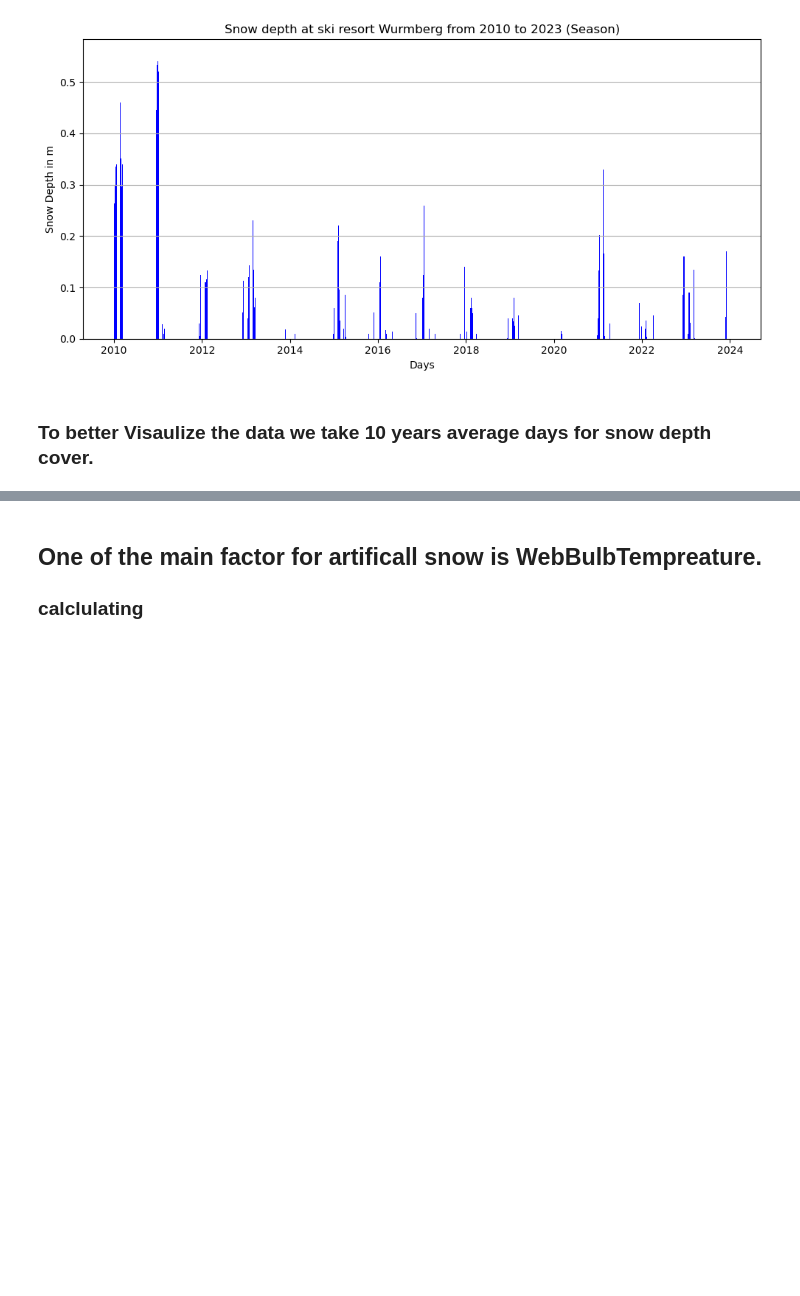
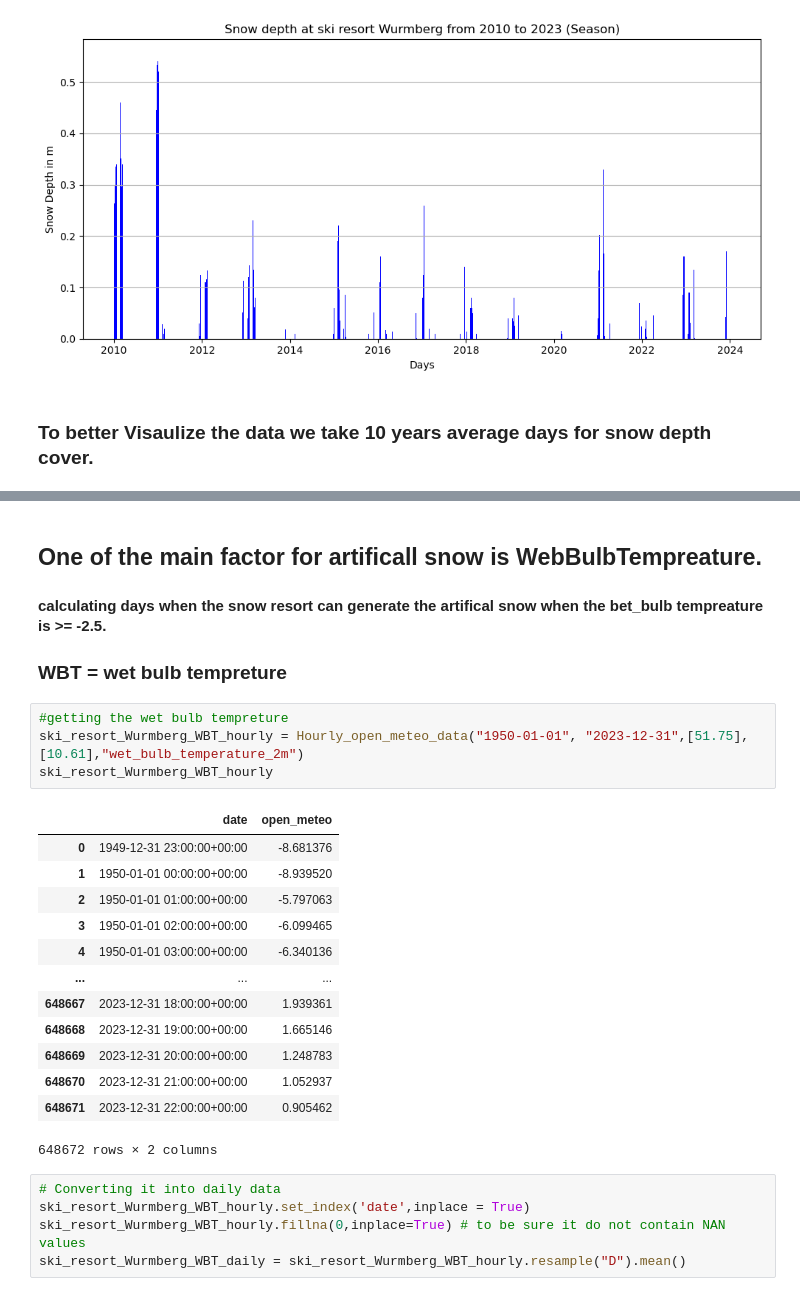
Before and after one commit to jaineshk/CCA_Harz_Project_2025, a Jupyter notebook: Analysis_on_snow_resort.ipynb, the cells around one changed output, grey strips where cells are left out. Saved outputs shown, nothing was run; the diff lists cells and outputs as text; blank space fills up the shorter version.

```diff
--- a/Analysis_on_snow_resort.ipynb
+++ b/Analysis_on_snow_resort.ipynb
@@ -261,4 +278,28 @@ See the caveats in the documentation: https://pandas.pydata.org/pandas-docs/stab
 [figure]
 # %% [markdown]
 ## One of the main factor for artificall snow is WebBulbTempreature.
-### calclulating
+#### calculating days when the snow resort can generate the artifical snow when the bet_bulb tempreature is >= -2.5.
+### WBT = wet bulb tempreture
+# %%
+#getting the wet bulb tempreture
+ski_resort_Wurmberg_WBT_hourly = Hourly_open_meteo_data("1950-01-01", "2023-12-31",[51.75], [10.61],"wet_bulb_temperature_2m")
+ski_resort_Wurmberg_WBT_hourly
+# %% [output]
+|  | date | open_meteo |
+| 0 | 1949-12-31 23:00:00+00:00 | -8.681376 |
+| 1 | 1950-01-01 00:00:00+00:00 | -8.939520 |
+| 2 | 1950-01-01 01:00:00+00:00 | -5.797063 |
+| 3 | 1950-01-01 02:00:00+00:00 | -6.099465 |
+| 4 | 1950-01-01 03:00:00+00:00 | -6.340136 |
+| ... | ... | ... |
+| 648667 | 2023-12-31 18:00:00+00:00 | 1.939361 |
+| 648668 | 2023-12-31 19:00:00+00:00 | 1.665146 |
+| 648669 | 2023-12-31 20:00:00+00:00 | 1.248783 |
+| 648670 | 2023-12-31 21:00:00+00:00 | 1.052937 |
+| 648671 | 2023-12-31 22:00:00+00:00 | 0.905462 |
+648672 rows × 2 columns
+# %%
+# Converting it into daily data
+ski_resort_Wurmberg_WBT_hourly.set_index('date',inplace = True)
+ski_resort_Wurmberg_WBT_hourly.fillna(0,inplace=True) # to be sure it do not contain NAN values
+ski_resort_Wurmberg_WBT_daily = ski_resort_Wurmberg_WBT_hourly.resample("D").mean()
```
Also changed, not shown: parts of 6 cells of this notebook, 3 other files.
